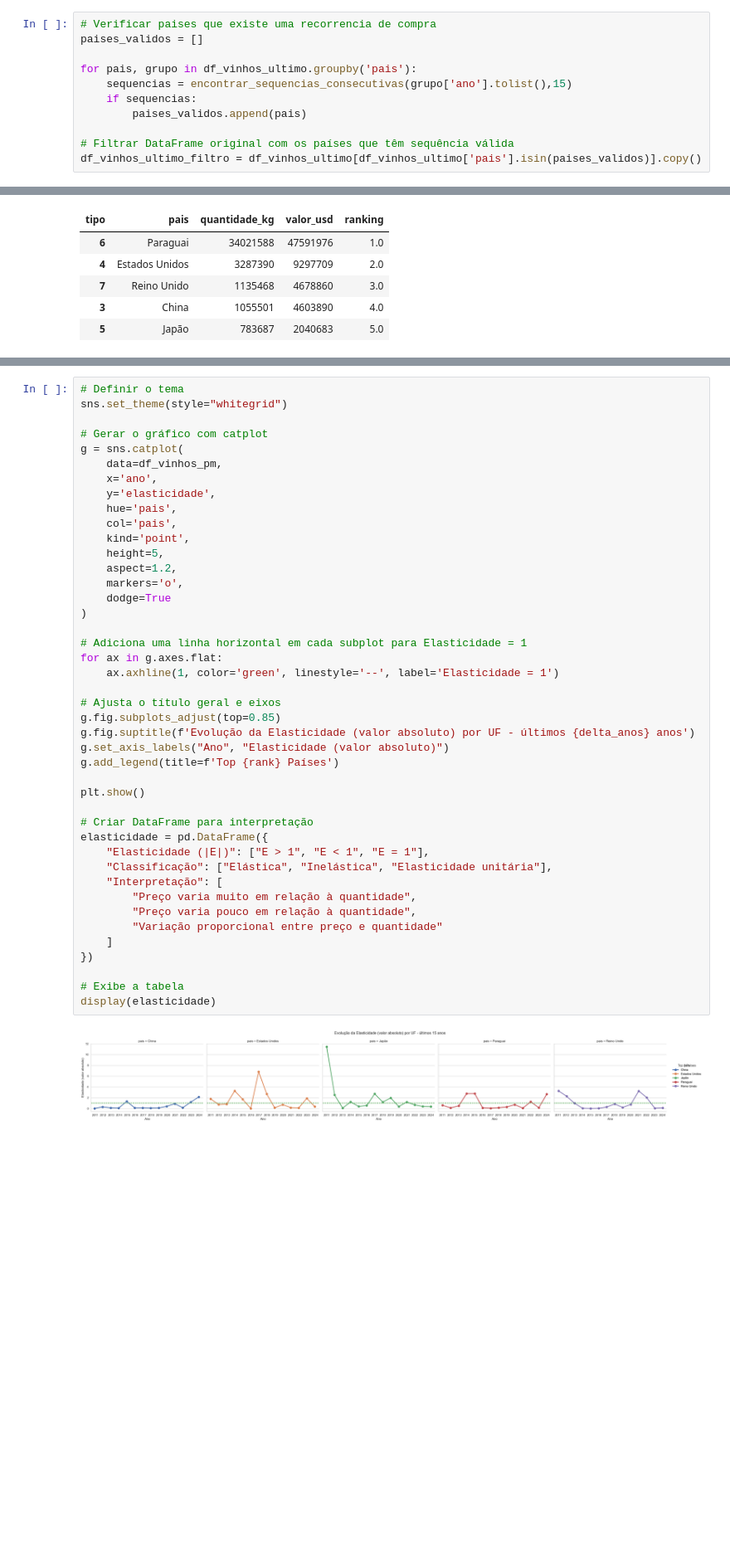
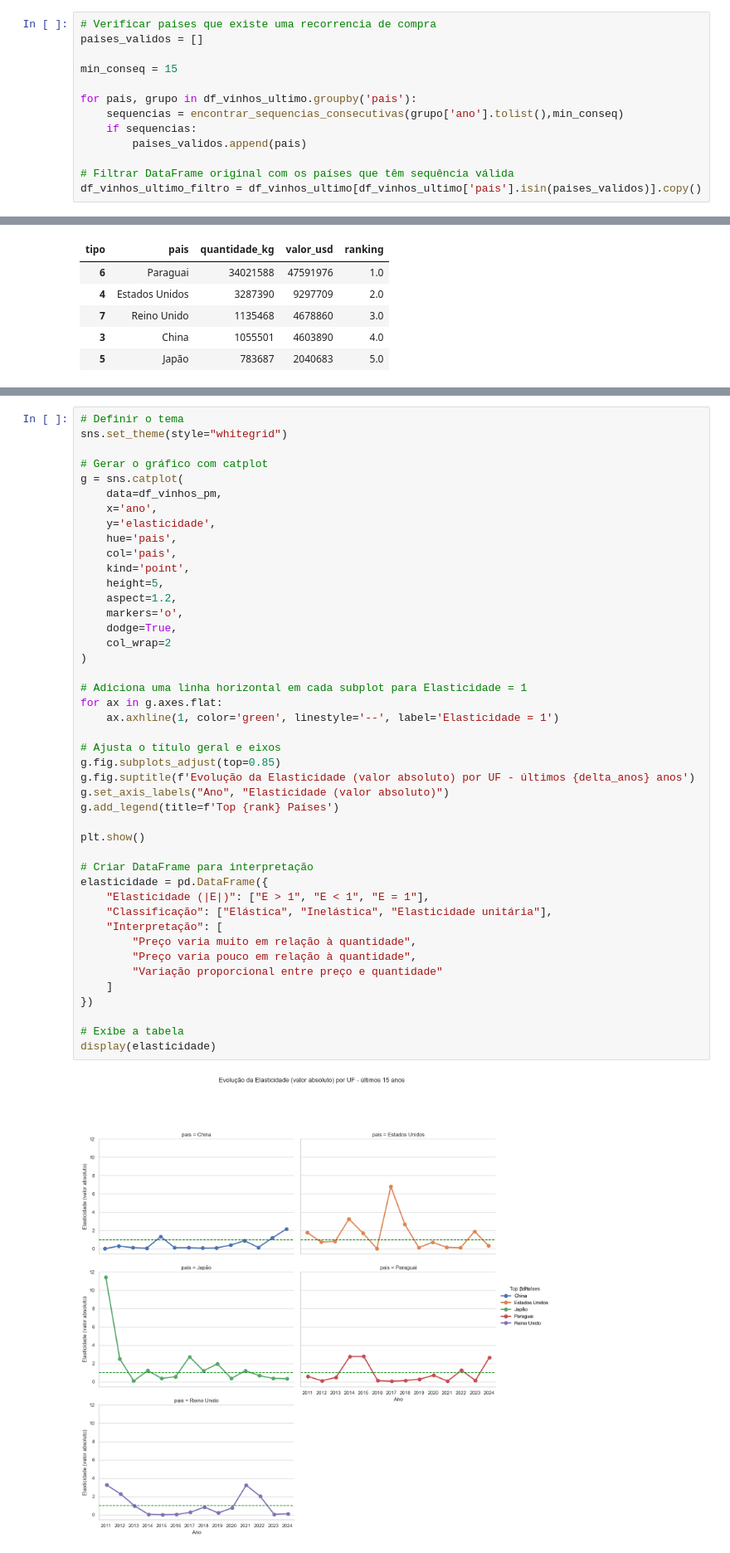
Before and after one commit to RicardViana/fiap-Data-Analysis-and-Exploration, a Jupyter notebook: tech_challenge_fase1.ipynb, the cells around one changed output, grey strips where cells are left out. Shown: that part at 83% size. Cells and saved outputs as stored; diff of their text form; blank space fills up the shorter version.

```diff
--- a/tech_challenge_fase1.ipynb
+++ b/tech_challenge_fase1.ipynb
@@ -176,8 +169,10 @@ df_vinhos_ultimo
 # Verificar paises que existe uma recorrencia de compra
 paises_validos = []
 
+min_conseq = 15
+
 for pais, grupo in df_vinhos_ultimo.groupby('pais'):
-    sequencias = encontrar_sequencias_consecutivas(grupo['ano'].tolist(),15)
+    sequencias = encontrar_sequencias_consecutivas(grupo['ano'].tolist(),min_conseq)
     if sequencias:
         paises_validos.append(pais)
 
@@ -272,36 +260,37 @@ g = sns.catplot(
     height=5,
     aspect=1.2,
     markers='o',
-    dodge=True
+    dodge=True,
+    col_wrap=2
 )
 
 # Adiciona uma linha horizontal em cada subplot para Elasticidade = 1
 for ax in g.axes.flat:
     ax.axhline(1, color='green', linestyle='--', label='Elasticidade = 1')
 
 # Ajusta o título geral e eixos
 g.fig.subplots_adjust(top=0.85)
 g.fig.suptitle(f'Evolução da Elasticidade (valor absoluto) por UF - últimos {delta_anos} anos')
 g.set_axis_labels("Ano", "Elasticidade (valor absoluto)")
 g.add_legend(title=f'Top {rank} Países')
 
 plt.show()
 
 # Criar DataFrame para interpretação
 elasticidade = pd.DataFrame({
     "Elasticidade (|E|)": ["E > 1", "E < 1", "E = 1"],
     "Classificação": ["Elástica", "Inelástica", "Elasticidade unitária"],
     "Interpretação": [
         "Preço varia muito em relação à quantidade",
         "Preço varia pouco em relação à quantidade",
         "Variação proporcional entre preço e quantidade"
     ]
 })
 
 # Exibe a tabela
 display(elasticidade)
 # %% [output]
-[figure, old version]
+[figure, new version]
 |  | Elasticidade (|E|) | Classificação | Interpretação |
 | 0 | E > 1 | Elástica | Preço varia muito em relação à qu... |
 | 1 | E < 1 | Inelástica | Preço varia pouco em relação à qu... |
```
Also changed, not shown: parts of 2 cells of this notebook.
